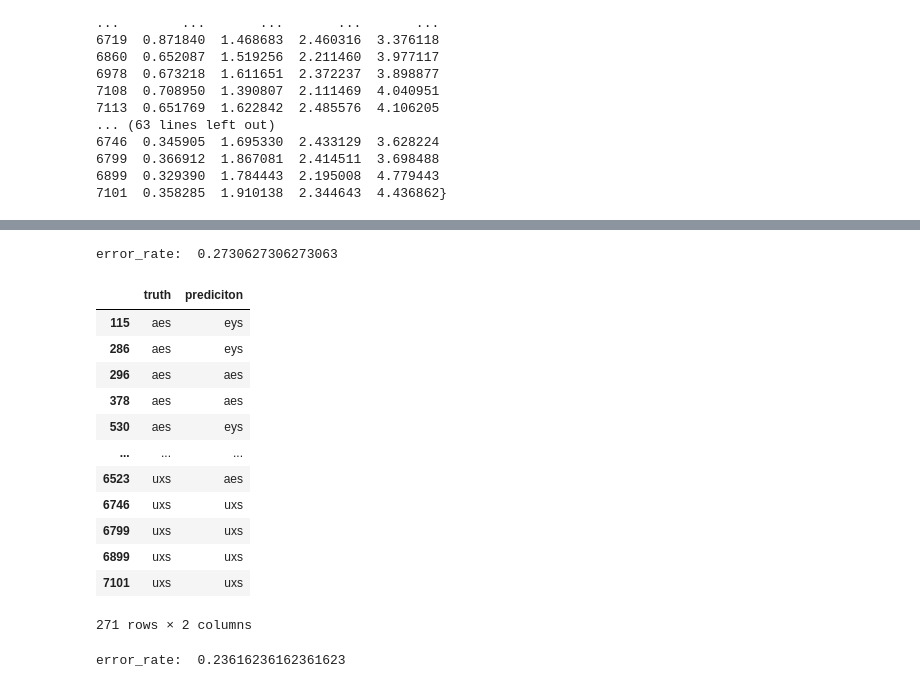
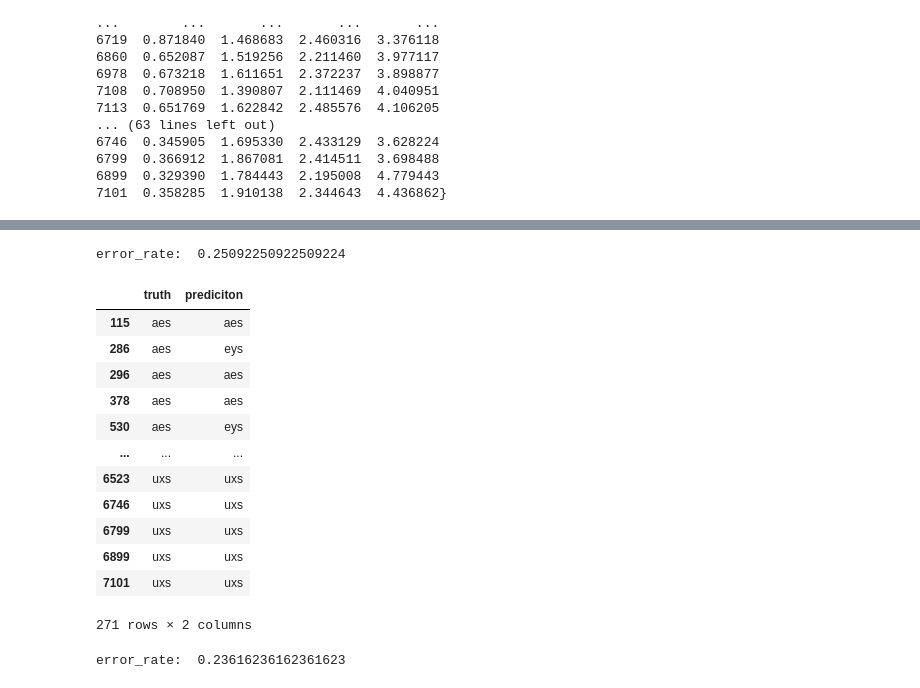
Before and after one commit to Eeaeau/TTT4185---ML-for-singnal-processing, a Jupyter notebook: Assignment 2/TTT4185_assignment_2_2021-10-02.ipynb, the cells around one changed output, grey strips where cells are left out. Saved outputs shown, nothing was run; the diff lists cells and outputs as text; code cells hidden in the pictures.

```diff
--- a/Assignment 2/TTT4185_assignment_2_2021-10-02.ipynb
+++ b/Assignment 2/TTT4185_assignment_2_2021-10-02.ipynb
@@ -604,5 +590,5 @@ F4  0.000996  0.013530  0.012683  0.067512, 'prior': 0.11330935251798561}}}
 # %%
-def MLE_classifier_conditional(observation_classes, models):
+def MLE_classifier_conditional(observation_classes, models, use_diag=False):
     pred_cols = ['truth', 'prediciton']
     predicitons = pd.DataFrame(columns=pred_cols)
 
@@ -628,7 +614,7 @@ def MLE_classifier_conditional(observation_classes, models):
                 prediciton[model_key] = 0
                 for field, marginilization in model.items():
                     # model = models.get(model_key)
-                    rv = stats.multivariate_normal(mean=marginilization.get('mean'), cov=marginilization['cov'])
+                    rv = stats.multivariate_normal(mean=marginilization.get('mean'), cov=(marginilization['cov'].to_numpy().diagonal() if use_diag else marginilization['cov'] ))
                     # print("observation: ", observation)
                     pred = rv.pdf(observation) * marginilization.get('prior')
                     # prediciton[model_key].append(pred)
@@ -653,17 +639,17 @@ def MLE_classifier_conditional(observation_classes, models):
     print('error_rate: ', error_rate)
     return predicitons
 # %%
-MLE_classifier_conditional(observations_F1toF4_B1toB4, model_F1toF4_B1toB4)
+MLE_classifier_conditional(observations_F1toF4_B1toB4, model_F1toF4_B1toB4, False)
 # %% [output]
-error_rate:  0.2730627306273063
+error_rate:  0.25092250922509224
 |  | truth | prediciton |
-| 115 | aes | eys |
+| 115 | aes | aes |
 | 286 | aes | eys |
 | 296 | aes | aes |
 | 378 | aes | aes |
 | 530 | aes | eys |
 | ... | ... | ... |
-| 6523 | uxs | aes |
+| 6523 | uxs | uxs |
 | 6746 | uxs | uxs |
 | 6799 | uxs | uxs |
 | 6899 | uxs | uxs |
```
Also changed, not shown: parts of 8 cells of this notebook.
